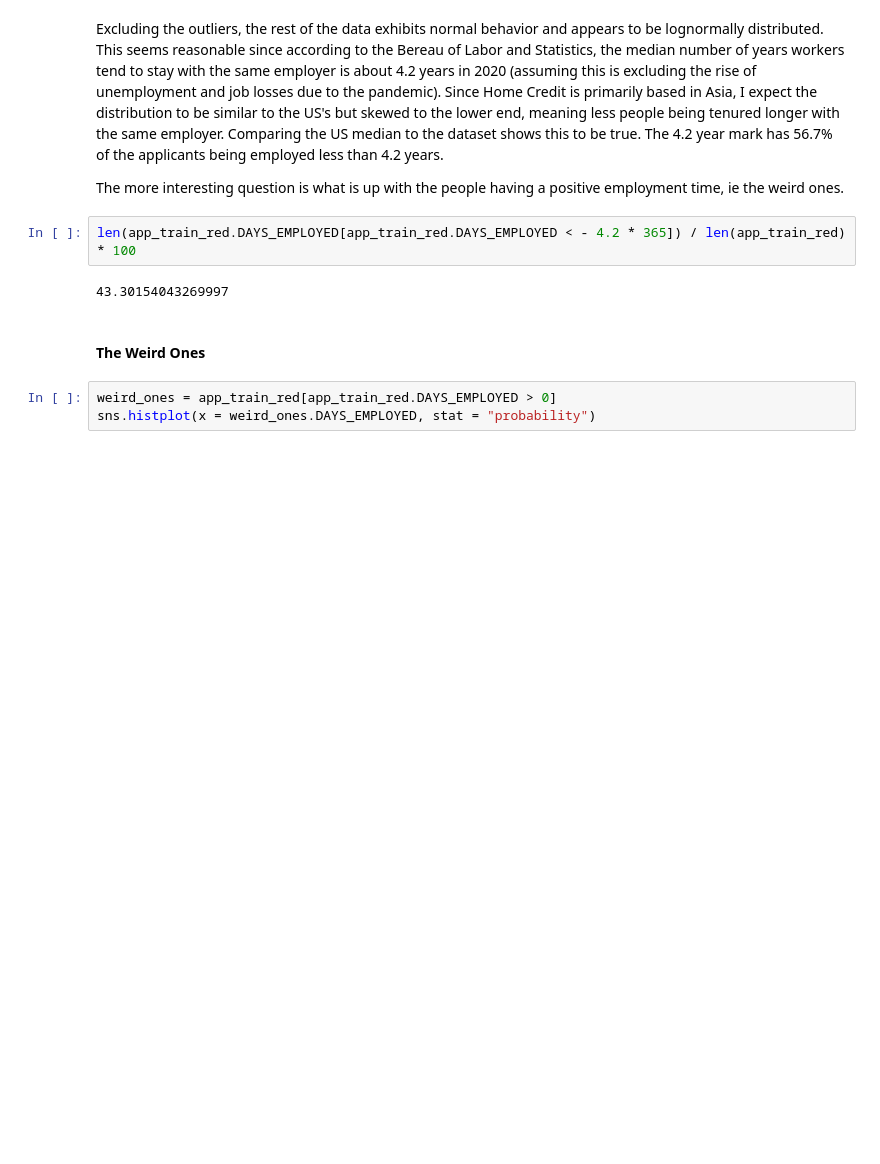
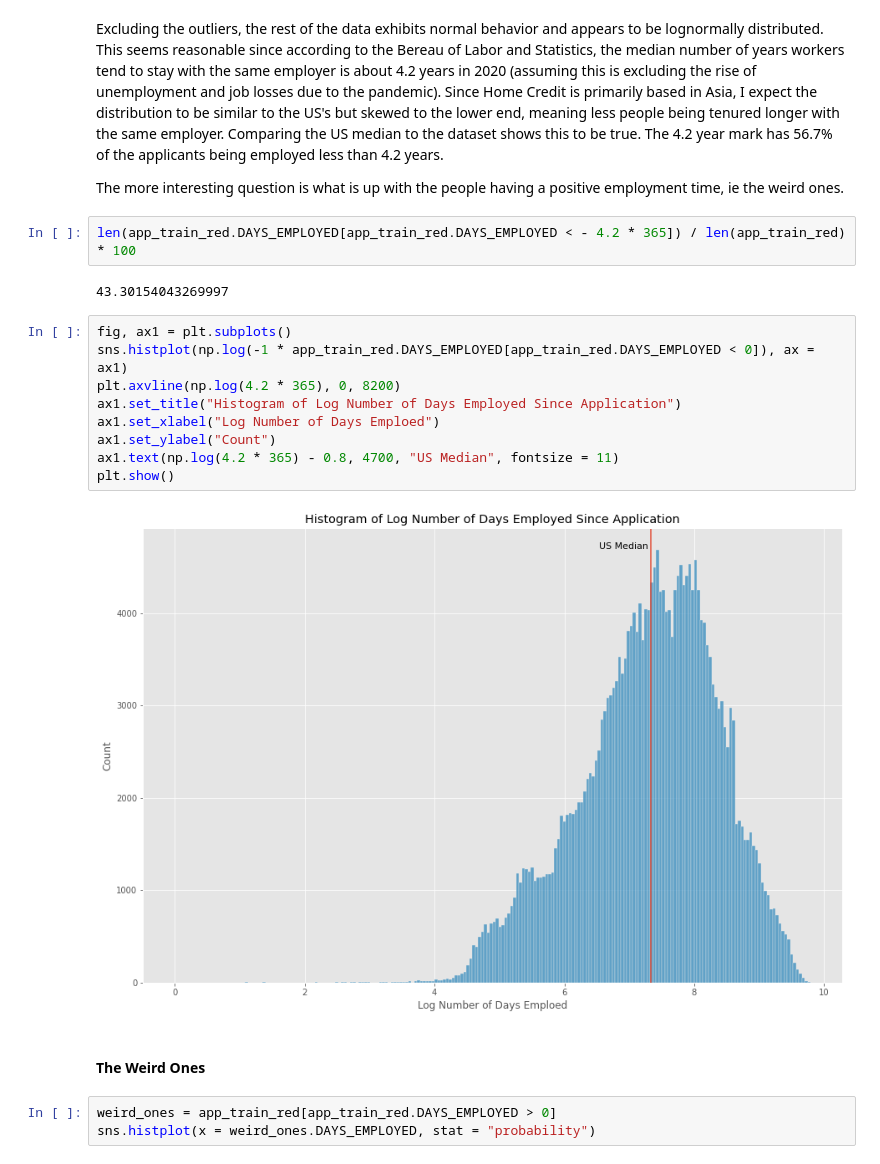
Before and after one commit to Antonio-Avila/Home-Credit-Default, a Jupyter notebook: Current_Apps_EDA.ipynb, the cells around one changed output. Cells and saved outputs as stored; diff of their text form; blank space fills up the shorter version.

```diff
--- a/Current_Apps_EDA.ipynb
+++ b/Current_Apps_EDA.ipynb
@@ -63,6 +69,17 @@ The more interesting question is what is up with the people having a positive em
 len(app_train_red.DAYS_EMPLOYED[app_train_red.DAYS_EMPLOYED < - 4.2 * 365]) / len(app_train_red) * 100
 # %% [output]
 43.30154043269997
+# %%
+fig, ax1 = plt.subplots()
+sns.histplot(np.log(-1 * app_train_red.DAYS_EMPLOYED[app_train_red.DAYS_EMPLOYED < 0]), ax = ax1)
+plt.axvline(np.log(4.2 * 365), 0, 8200)
+ax1.set_title("Histogram of Log Number of Days Employed Since Application")
+ax1.set_xlabel("Log Number of Days Emploed")
+ax1.set_ylabel("Count")
+ax1.text(np.log(4.2 * 365) - 0.8, 4700, "US Median", fontsize = 11)
+plt.show()
+# %% [output]
+[figure, added]
 # %% [markdown]
 #### The Weird Ones
 # %%
```
Also changed, not shown: parts of 22 cells of this notebook.
